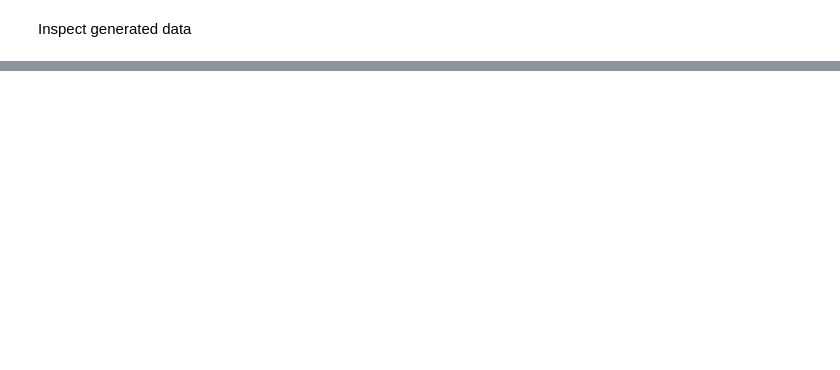
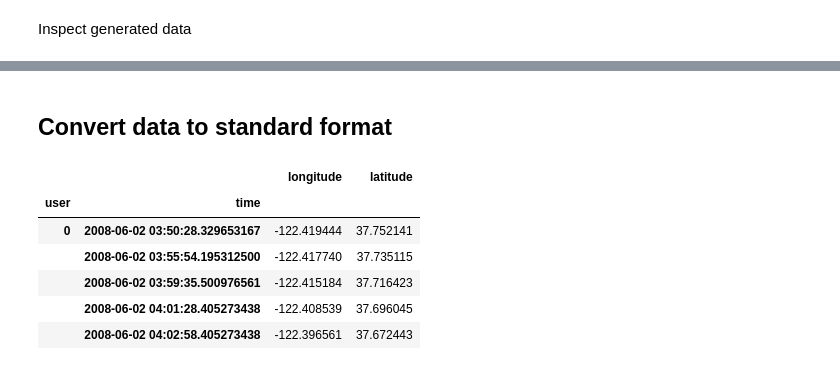
Before and after one commit to LordHelmchen324/real-vs-synthetic-geospatial, a Jupyter notebook: machine_learning/citybased_gan_2_generation.ipynb, the cells around one changed output, grey strips where cells are left out. Drawn from its saved outputs; the diff is of its cells as text; code cells hidden in the pictures; blank space fills up the shorter version.

Commit message:
Added conversion to standard format DataFrame for GAN as well

```diff
--- a/machine_learning/citybased_gan_2_generation.ipynb
+++ b/machine_learning/citybased_gan_2_generation.ipynb
@@ -225,0 +222,22 @@ plt.scatter(data[i][:, 1], data[i][:, 2], c=data[i][:, 0])
+# %% [markdown]
+## Convert data to standard format
+# %%
+dfs = []
+for u in range(len(data)):
+    userdf = pd.DataFrame(data[u], columns=['time', 'longitude', 'latitude'])
+    userdf['user'] = u
+    userdf['time'] = BEGIN + pd.to_timedelta(userdf['time'], unit='s')
+    dfs.append(userdf)
+
+df = pd.concat(dfs, ignore_index=True)
+df = df.set_index(['user', 'time'])
+
+df.head()
+# %% [output]
+|  |  | longitude | latitude |
+| user | time |  |  |
+| 0 | 2008-06-02 03:50:28.329653167 | -122.419444 | 37.752141 |
+|  | 2008-06-02 03:55:54.195312500 | -122.417740 | 37.735115 |
+|  | 2008-06-02 03:59:35.500976561 | -122.415184 | 37.716423 |
+|  | 2008-06-02 04:01:28.405273438 | -122.408539 | 37.696045 |
+|  | 2008-06-02 04:02:58.405273438 | -122.396561 | 37.672443 |
```
Also changed, not shown: parts of 14 cells of this notebook.
